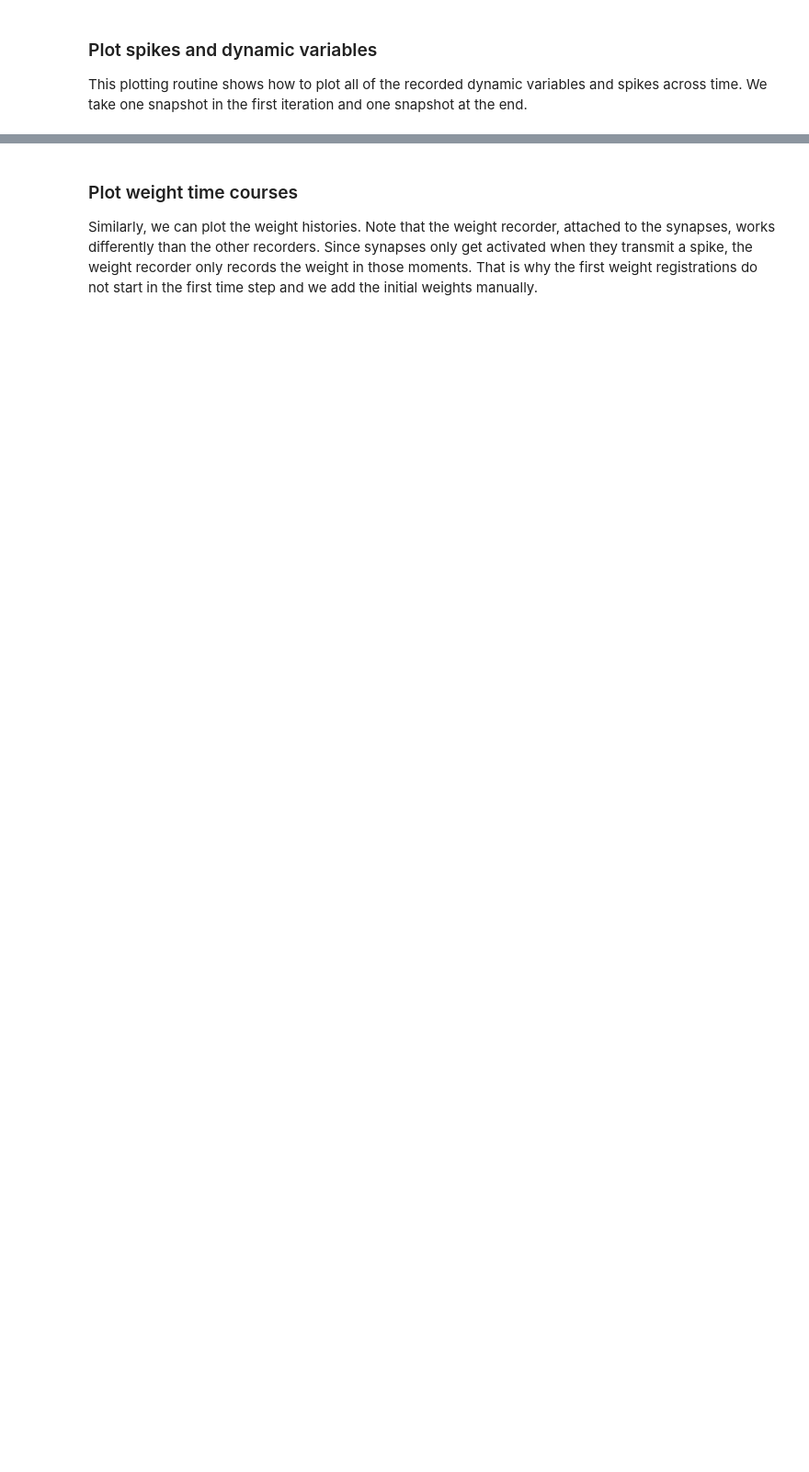
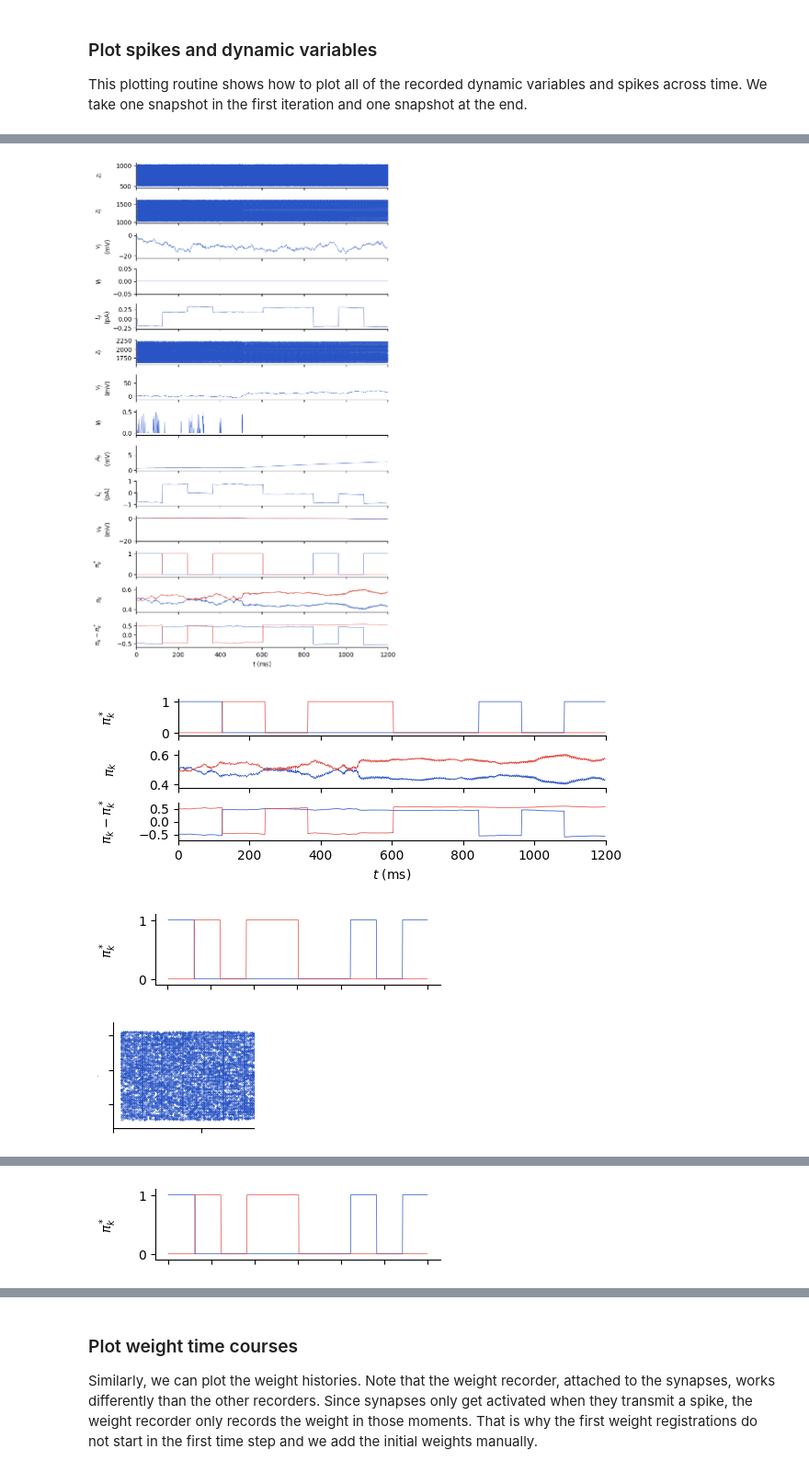
Before and after one commit to Hadlar99/e-prop_master_nmbu, a Jupyter notebook: code_binary/eprop_seq_two_class_silence.ipynb, the cells around one changed output, grey strips where cells are left out. Shown at 92% size. Saved outputs shown, nothing was run; the diff lists cells and outputs as text; code cells hidden in the pictures; blank space fills up the shorter version.

```diff
--- a/code_binary/eprop_seq_two_class_silence.ipynb
+++ b/code_binary/eprop_seq_two_class_silence.ipynb
@@ -737,30 +737,65 @@ def plot_spikes(ax, events, nrns, ylabel, xlims):
     margin = np.abs(np.max(senders_subset) - np.min(senders_subset)) * 0.1
     ax.set_ylim(np.min(senders_subset) - margin, np.max(senders_subset) + margin)
 
 
 for xlims in [(0, steps["sequence"]), (steps["task"] - steps["sequence"], steps["task"])]:
     fig, axs = plt.subplots(14, 1, sharex=True, figsize=(8, 14), gridspec_kw={"hspace": 0.4, "left": 0.2})
 
+    # Plot the main 14 subplots
     plot_spikes(axs[0], events_sr, nrns_in, r"$z_i$" + "\n", xlims)
+
     plot_spikes(axs[1], events_sr, nrns_reg, r"$z_j$" + "\n", xlims)
 
     plot_recordable(axs[2], events_mm_reg, "V_m", r"$v_j$" + "\n(mV)", xlims)
     plot_recordable(axs[3], events_mm_reg, "surrogate_gradient", r"$\psi_j$" + "\n", xlims)
     plot_recordable(axs[4], events_mm_reg, "learning_signal", r"$L_j$" + "\n(pA)", xlims)
 
     plot_spikes(axs[5], events_sr, nrns_ad, r"$z_j$" + "\n", xlims)
 
     plot_recordable(axs[6], events_mm_ad, "V_m", r"$v_j$" + "\n(mV)", xlims)
     plot_recordable(axs[7], events_mm_ad, "surrogate_gradient", r"$\psi_j$" + "\n", xlims)
     plot_recordable(axs[8], events_mm_ad, "V_th_adapt", r"$A_j$" + "\n(mV)", xlims)
     plot_recordable(axs[9], events_mm_ad, "learning_signal", r"$L_j$" + "\n(pA)", xlims)
 
     plot_recordable(axs[10], events_mm_out, "V_m", r"$v_k$" + "\n(mV)", xlims)
+
+    # Plot into axs[11,12,13]
     plot_recordable(axs[11], events_mm_out, "target_signal", r"$\pi^*_k$" + "\n", xlims)
     plot_recordable(axs[12], events_mm_out, "readout_signal", r"$\pi_k$" + "\n", xlims)
     plot_recordable(axs[13], events_mm_out, "error_signal", r"$\pi_k-\pi^*_k$" + "\n", xlims)
 
+    # NEW: Create one standalone figure with 3 stacked subplots
+    fig_grouped, axs_grouped = plt.subplots(3, 1, sharex=True, figsize=(6, 2), gridspec_kw={"hspace": 0.4})
+
+    plot_recordable(axs_grouped[0], events_mm_out, "target_signal", r"$\pi^*_k$" + "\n", xlims)
+    plot_recordable(axs_grouped[1], events_mm_out, "readout_signal", r"$\pi_k$" + "\n", xlims)
+    plot_recordable(axs_grouped[2], events_mm_out, "error_signal", r"$\pi_k-\pi^*_k$" + "\n", xlims)
+
+    axs_grouped[-1].set_xlabel(r"$t$ (ms)")
+    axs_grouped[-1].set_xlim(*xlims)
+    fig_grouped.align_ylabels()
+    fig_grouped.tight_layout()
+
     axs[-1].set_xlabel(r"$t$ (ms)")
     axs[-1].set_xlim(*xlims)
 
+    # Target plot
+    fig_target, ax_target = plt.subplots(figsize=(4, 1))
+
+    plot_recordable(ax_target, events_mm_out, "target_signal", r"$\pi^*_k$" + "\n", xlims)
+    ax_target.tick_params(axis="x", labelbottom=False)
     fig.align_ylabels()
+
+    # Standalone figure for axs[0]
+    fig_single_0, ax_single_0 = plt.subplots(figsize=(2, 1.5))
+    plot_spikes(ax_single_0, events_sr, nrns_in, r"$z_i$" + "\n", xlims)
+    ax_single_0.set_ylabel(r"$z_i$" + "\n", fontsize=0)
+    ax_single_0.tick_params(axis="x", labelbottom=False)
+    ax_single_0.tick_params(axis="y", labelleft=False)
+    ax_single_0.set_xlim(0, 80)
+    fig_single_0.tight_layout()
+# %% [output]
+[figure, added]
+[figure, added]
+[figure, added]
+[figure, added]
@@ -766,0 +804 @@ for xlims in [(0, steps["sequence"]), (steps["task"] - steps["sequence"], steps[
+[figure, added]
```
Also changed, not shown: parts of 13 cells of this notebook, 5 other files.
